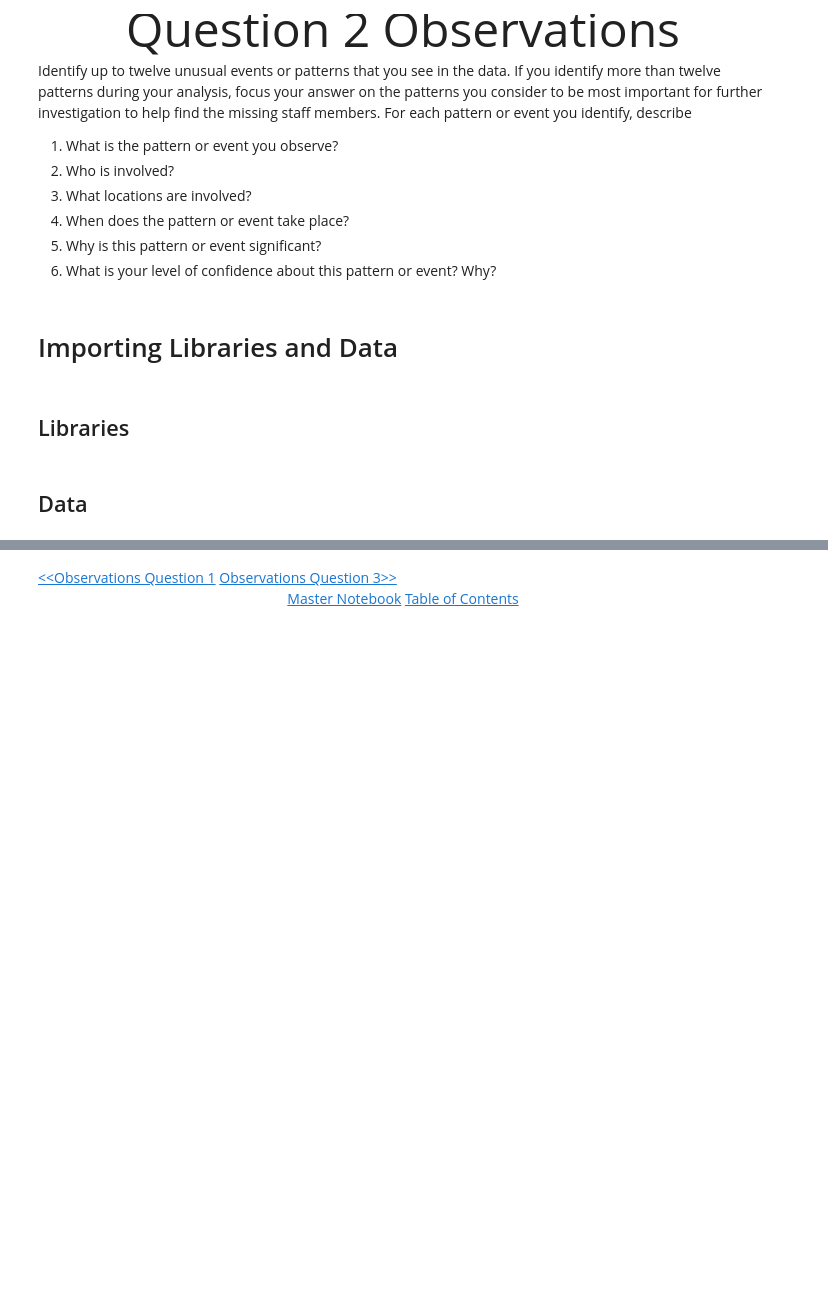
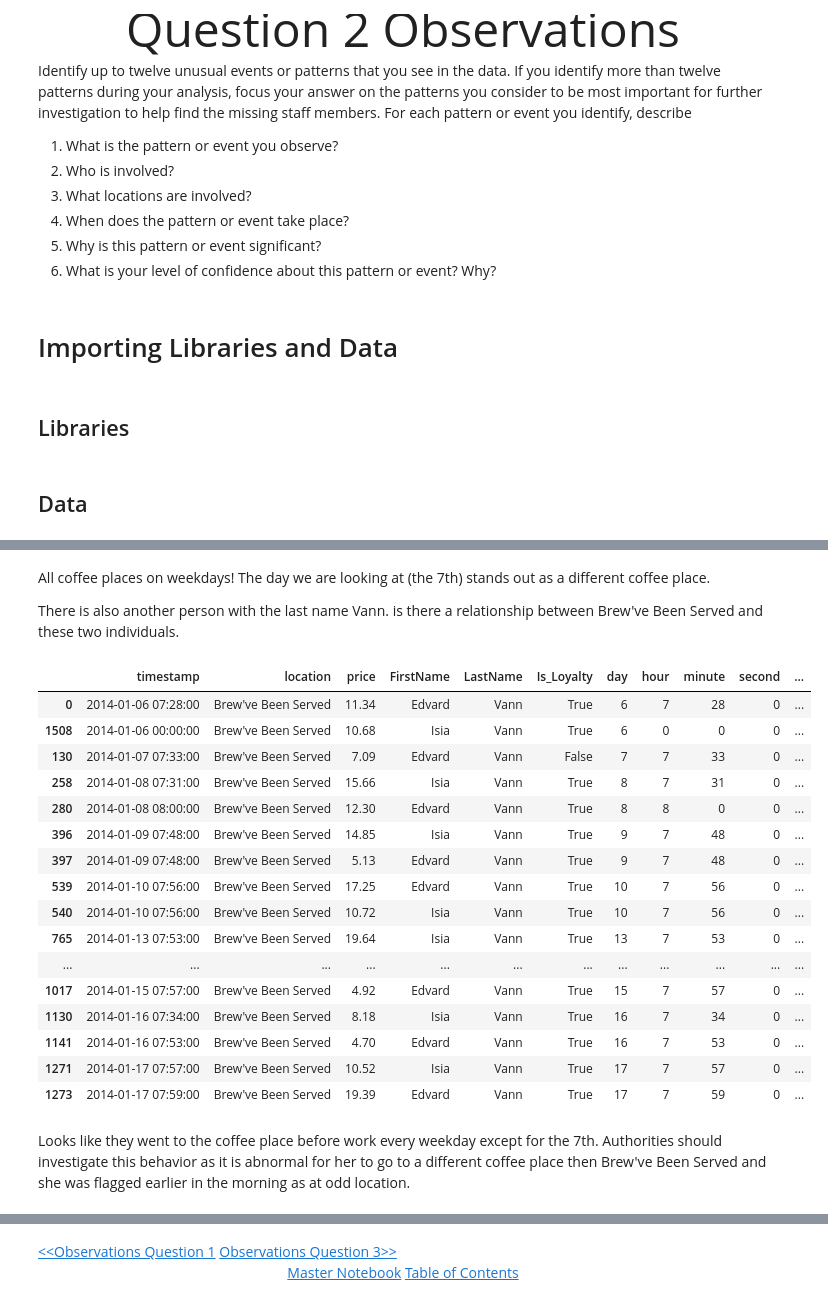
Before and after one commit to cvorsanger/COMP4448Final, a Jupyter notebook: notebooks/ObservationsQ2.ipynb, the cells around one changed output, grey strips where cells are left out. Cells and saved outputs as stored; diff of their text form; code cells hidden in the pictures; blank space fills up the shorter version.

```diff
--- a/notebooks/ObservationsQ2.ipynb
+++ b/notebooks/ObservationsQ2.ipynb
@@ -48,0 +57,26 @@ buys = pd.read_csv('../CheckPoints/Buys_Clean.csv', parse_dates=['timestamp'], i
+# %% [markdown]
+All coffee places on weekdays! The day we are looking at (the 7th) stands out as a different coffee place.
+
+There is also another person with the last name Vann. is there a relationship between Brew've Been Served and these two individuals.
+# %%
+buys[(buys.LastName == 'Vann') & (buys.location == "Brew've Been Served")].sort_values('day')
+# %% [output]
+|  | timestamp | location | price | FirstName | LastName | Is_Loyalty | day | hour | minute | second | ... |
+| 0 | 2014-01-06 07:28:00 | Brew've Been Served | 11.34 | Edvard | Vann | True | 6 | 7 | 28 | 0 | ... |
+| 1508 | 2014-01-06 00:00:00 | Brew've Been Served | 10.68 | Isia | Vann | True | 6 | 0 | 0 | 0 | ... |
+| 130 | 2014-01-07 07:33:00 | Brew've Been Served | 7.09 | Edvard | Vann | False | 7 | 7 | 33 | 0 | ... |
+| 258 | 2014-01-08 07:31:00 | Brew've Been Served | 15.66 | Isia | Vann | True | 8 | 7 | 31 | 0 | ... |
+| 280 | 2014-01-08 08:00:00 | Brew've Been Served | 12.30 | Edvard | Vann | True | 8 | 8 | 0 | 0 | ... |
+| 396 | 2014-01-09 07:48:00 | Brew've Been Served | 14.85 | Isia | Vann | True | 9 | 7 | 48 | 0 | ... |
+| 397 | 2014-01-09 07:48:00 | Brew've Been Served | 5.13 | Edvard | Vann | True | 9 | 7 | 48 | 0 | ... |
+| 539 | 2014-01-10 07:56:00 | Brew've Been Served | 17.25 | Edvard | Vann | True | 10 | 7 | 56 | 0 | ... |
+| 540 | 2014-01-10 07:56:00 | Brew've Been Served | 10.72 | Isia | Vann | True | 10 | 7 | 56 | 0 | ... |
+| 765 | 2014-01-13 07:53:00 | Brew've Been Served | 19.64 | Isia | Vann | True | 13 | 7 | 53 | 0 | ... |
+| ... | ... | ... | ... | ... | ... | ... | ... | ... | ... | ... | ... |
+| 1017 | 2014-01-15 07:57:00 | Brew've Been Served | 4.92 | Edvard | Vann | True | 15 | 7 | 57 | 0 | ... |
+| 1130 | 2014-01-16 07:34:00 | Brew've Been Served | 8.18 | Isia | Vann | True | 16 | 7 | 34 | 0 | ... |
+| 1141 | 2014-01-16 07:53:00 | Brew've Been Served | 4.70 | Edvard | Vann | True | 16 | 7 | 53 | 0 | ... |
+| 1271 | 2014-01-17 07:57:00 | Brew've Been Served | 10.52 | Isia | Vann | True | 17 | 7 | 57 | 0 | ... |
+| 1273 | 2014-01-17 07:59:00 | Brew've Been Served | 19.39 | Edvard | Vann | True | 17 | 7 | 59 | 0 | ... |
+# %% [markdown]
+Looks like they went to the coffee place before work every weekday except for the 7th. Authorities should investigate this behavior as it is abnormal for her to go to a different coffee place then Brew've Been Served and she was flagged earlier in the morning as at odd location.
```
Also changed, not shown: parts of 60 cells of this notebook, 1 other file.
